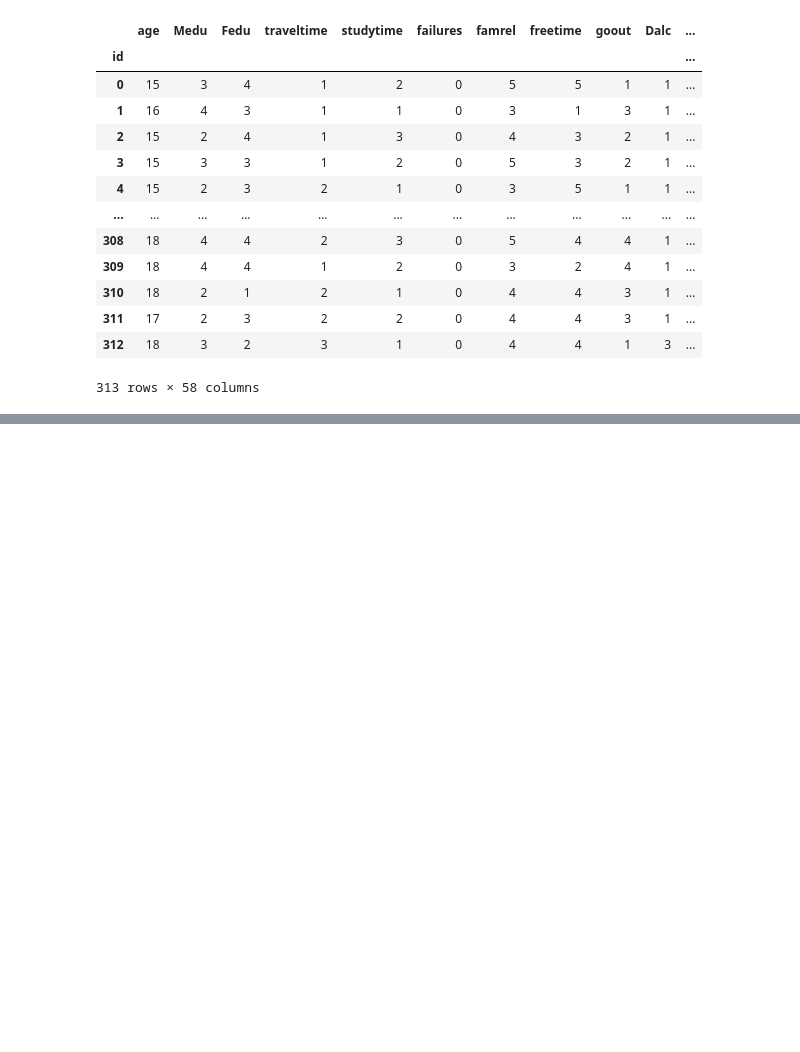
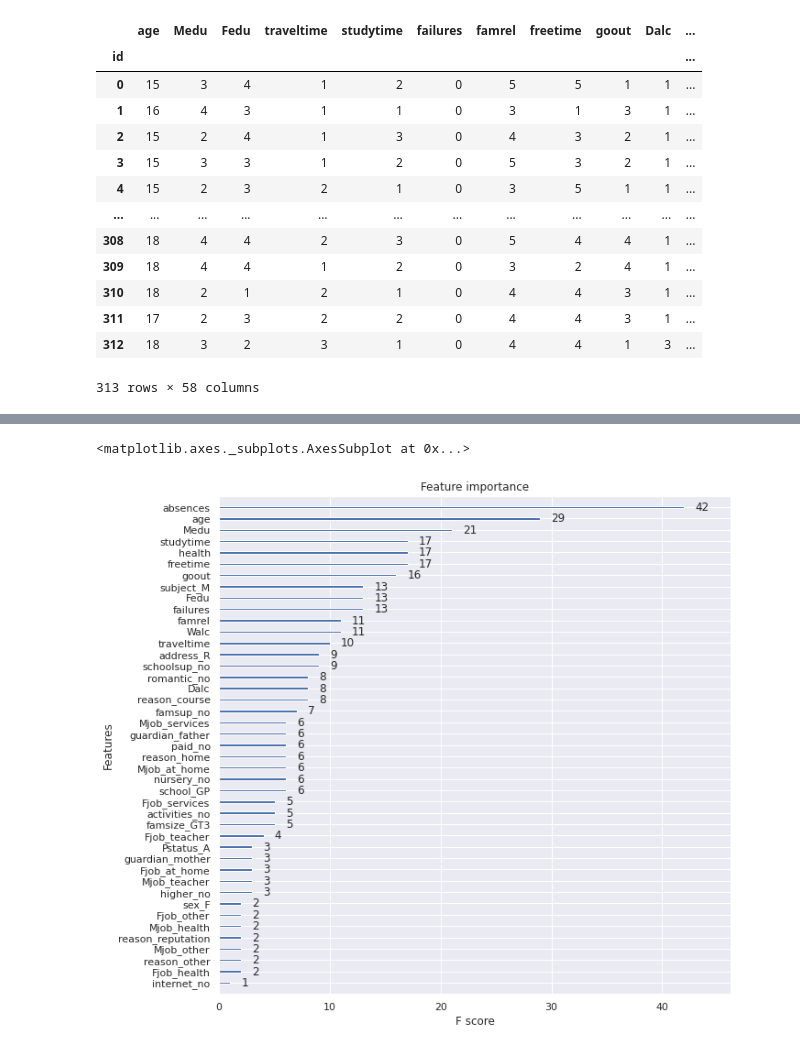
Before and after one commit to coffeeboost/SML-grade-predictor, a Jupyter notebook: CAIS_Kaggle.ipynb, the cells around one changed output, grey strips where cells are left out. Saved outputs shown, nothing was run; the diff lists cells and outputs as text; code cells hidden in the pictures; blank space fills up the shorter version.

```diff
--- a/CAIS_Kaggle.ipynb
+++ b/CAIS_Kaggle.ipynb
@@ -1864,0 +1908,2 @@ bst.save_model('0001.model')
+# %%
+trainset = trainset.reset_index(drop=True)
@@ -1864,0 +1961,4 @@ bst.save_model('0001.model')
+# %%
+for col in numericColumns:
+  trainset[col] = df2[col]
+trainset
@@ -1864,0 +1983,7 @@ bst.save_model('0001.model')
+# %%
+#train model with XGBoost
+#partition trainset 70%train 30%validation
+X = trainset.drop('grade',axis=1)
+y = trainset['grade']
+X_train, X_test, y_train, y_test = train_test_split(X, y, train_size=0.7)
+X_train
@@ -1864,0 +2004,16 @@ bst.save_model('0001.model')
+# %%
+#train model and get a base result
+#score to beat during model tuning is 2.66
+dtrain = xgb.DMatrix(X_train,y_train)
+dtest = xgb.DMatrix(X_test,y_test)
+
+param = {'max_depth':6, 'eta':0.3,'eval_metric':'rmse','objective':'reg:squarederror','tree_method':'exact'}
+watchlist = [(dtest, 'eval'), (dtrain, 'train')]
+
+num_round = 10
+bst = xgb.train(param, dtrain, num_round, watchlist)
+
+preds = bst.predict(dtest)
+
+labels = dtest.get_label()
+print('error=%f' % (sum(1 for i in range(len(preds)) if int(preds[i] > 0.5) != labels[i]) / float(len(preds))))
@@ -1864,0 +2035,8 @@ bst.save_model('0001.model')
+# %%
+#feature importance from  XGboost
+#tells me how many times a feature was used relative to others, not very useful
+f, ax1 = plt.subplots(1,1,figsize=(10,10))
+xgb.plot_importance(bst,ax=ax1)
+# %% [output]
+<matplotlib.axes._subplots.AxesSubplot at 0x...>
+[figure, added]
```
Also changed, not shown: parts of 49 cells of this notebook.
